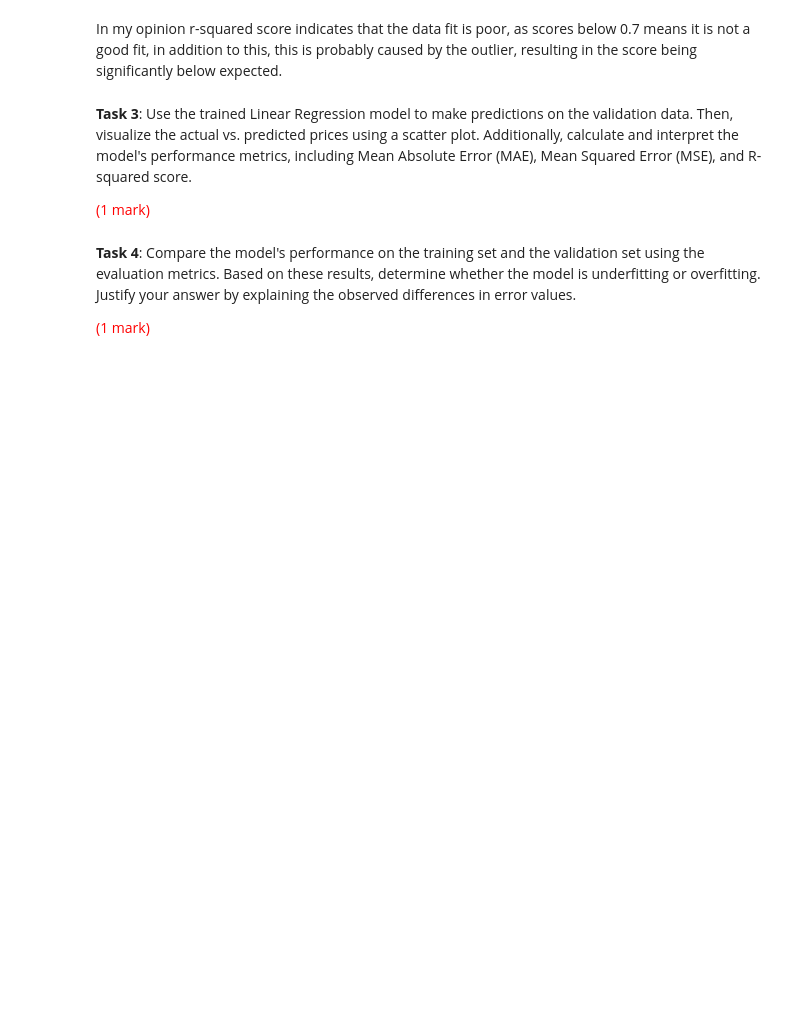
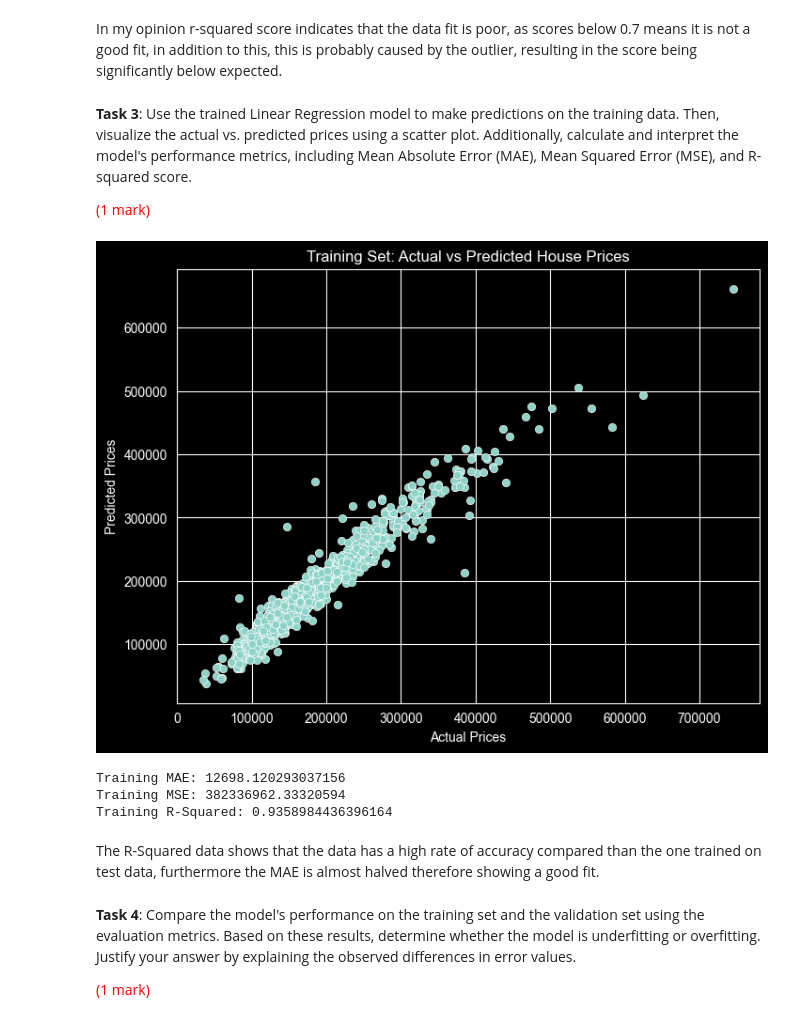
Before and after one commit to scottejin/Linear-Regression-Exercise, a Jupyter notebook: linear_regression.ipynb, the cells around one changed output. Drawn from its saved outputs; the diff is of its cells as text; code cells hidden in the pictures; blank space fills up the shorter version.

```diff
--- a/linear_regression.ipynb
+++ b/linear_regression.ipynb
@@ -146,6 +146,6 @@ R-Squared Score: 0.6556593157985044
 # %% [markdown]
 In my opinion r-squared score indicates that the data fit is poor, as scores below 0.7 means it is not a good fit, in addition to this, this is probably caused by the outlier, resulting in the score being significantly below expected.
 # %% [markdown]
-**Task 3**: Use the trained Linear Regression model to make predictions on the validation data. Then, visualize the actual vs. predicted prices using a scatter plot. Additionally, calculate and interpret the model's performance metrics, including Mean Absolute Error (MAE), Mean Squared Error (MSE), and R-squared score.
+**Task 3**: Use the trained Linear Regression model to make predictions on the training data. Then, visualize the actual vs. predicted prices using a scatter plot. Additionally, calculate and interpret the model's performance metrics, including Mean Absolute Error (MAE), Mean Squared Error (MSE), and R-squared score.
 
 <span style="color:red">(1 mark)</span>
@@ -154,3 +152,25 @@ y_pred = model.predict(sX_test)
+# %%
+y_train_pred = model.predict(X_train)
+plt.figure(figsize=(8,6))
+sns.scatterplot(x=y_train, y=y_train_pred)
+plt.xlabel("Actual Prices")
+plt.ylabel("Predicted Prices")
+plt.title("Training Set: Actual vs Predicted House Prices")
+plt.show()
+train_mae = mean_absolute_error(y_train, y_train_pred)
+train_mse = mean_squared_error(y_train, y_train_pred)
+train_r2 = r2_score(y_train, y_train_pred)
+
+print(f"Training MAE: {train_mae}")
+print(f"Training MSE: {train_mse}")
+print(f"Training R-Squared: {train_r2}")
+# %% [output]
+[figure, added]
+Training MAE: 12698.120293037156
+Training MSE: 382336962.33320594
+Training R-Squared: 0.9358984436396164
+# %% [markdown]
+The R-Squared data shows that the data has a high rate of accuracy compared than the one trained on test data, furthermore the MAE is almost halved therefore showing a good fit.
 # %% [markdown]
 
 **Task 4**: Compare the model's performance on the training set and the validation set using the evaluation metrics. Based on these results, determine whether the model is underfitting or overfitting. Justify your answer by explaining the observed differences in error values.
```
Also changed, not shown: parts of 1 cell of this notebook, 1 other file.
